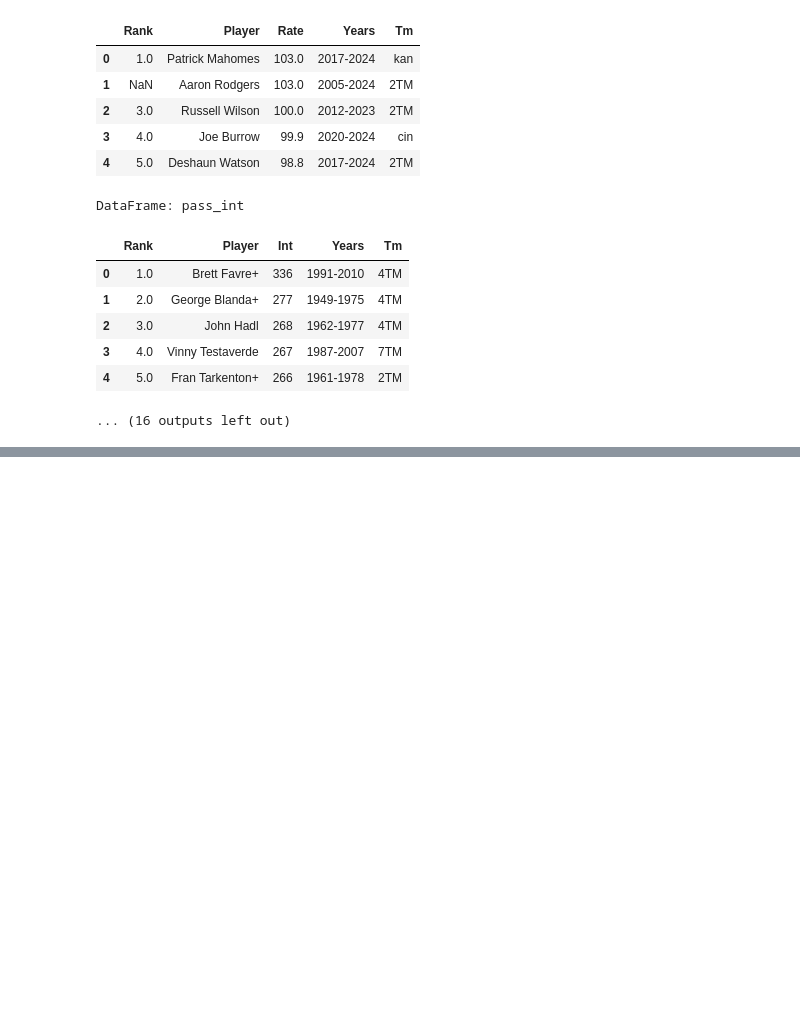
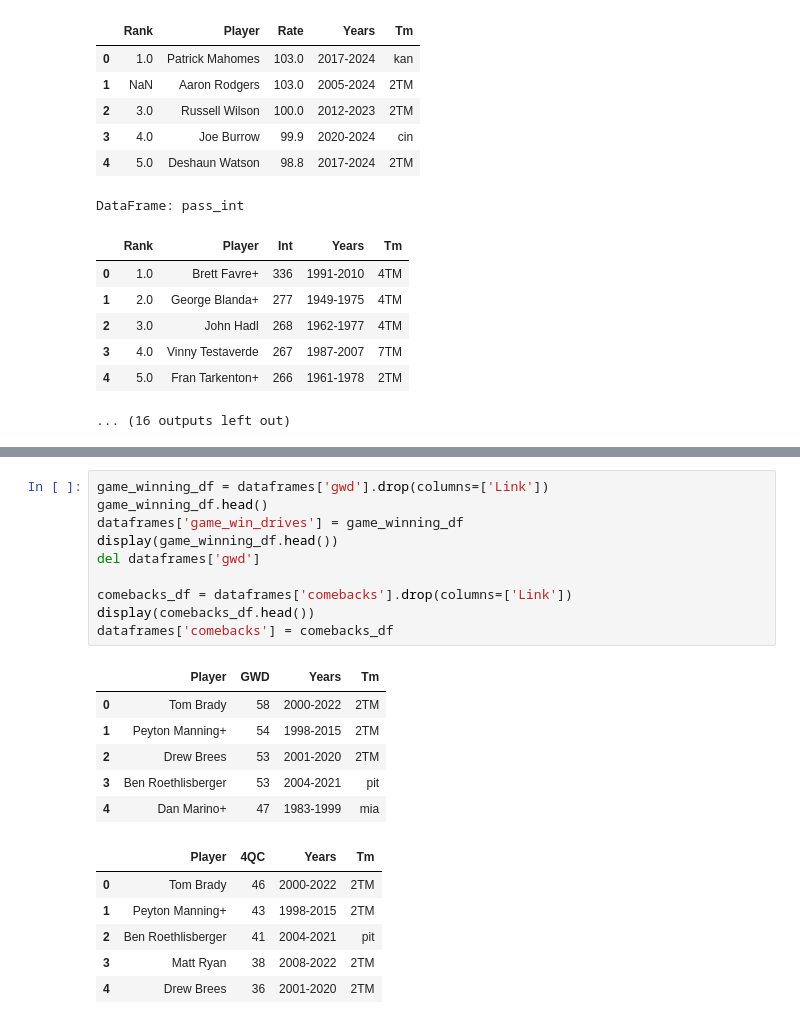
Before and after one commit to willablackmon/nfl_quarterback_draft, a Jupyter notebook: data_sourcing/qb_career_data.ipynb, the cells around one changed output, grey strips where cells are left out. Saved outputs shown, nothing was run; the diff lists cells and outputs as text; blank space fills up the shorter version.

```diff
--- a/data_sourcing/qb_career_data.ipynb
+++ b/data_sourcing/qb_career_data.ipynb
@@ -217,0 +184,23 @@ DataFrame: pass_int
+# %%
+game_winning_df = dataframes['gwd'].drop(columns=['Link'])
+game_winning_df.head()
+dataframes['game_win_drives'] = game_winning_df
+display(game_winning_df.head())
+del dataframes['gwd']
+
+comebacks_df = dataframes['comebacks'].drop(columns=['Link'])
+display(comebacks_df.head())
+dataframes['comebacks'] = comebacks_df
+# %% [output]
+|  | Player | GWD | Years | Tm |
+| 0 | Tom Brady | 58 | 2000-2022 | 2TM |
+| 1 | Peyton Manning+ | 54 | 1998-2015 | 2TM |
+| 2 | Drew Brees | 53 | 2001-2020 | 2TM |
+| 3 | Ben Roethlisberger | 53 | 2004-2021 | pit |
+| 4 | Dan Marino+ | 47 | 1983-1999 | mia |
+|  | Player | 4QC | Years | Tm |
+| 0 | Tom Brady | 46 | 2000-2022 | 2TM |
+| 1 | Peyton Manning+ | 43 | 1998-2015 | 2TM |
+| 2 | Ben Roethlisberger | 41 | 2004-2021 | pit |
+| 3 | Matt Ryan | 38 | 2008-2022 | 2TM |
+| 4 | Drew Brees | 36 | 2001-2020 | 2TM |
```
Also changed, not shown: parts of 4 cells of this notebook, 2 other files.
